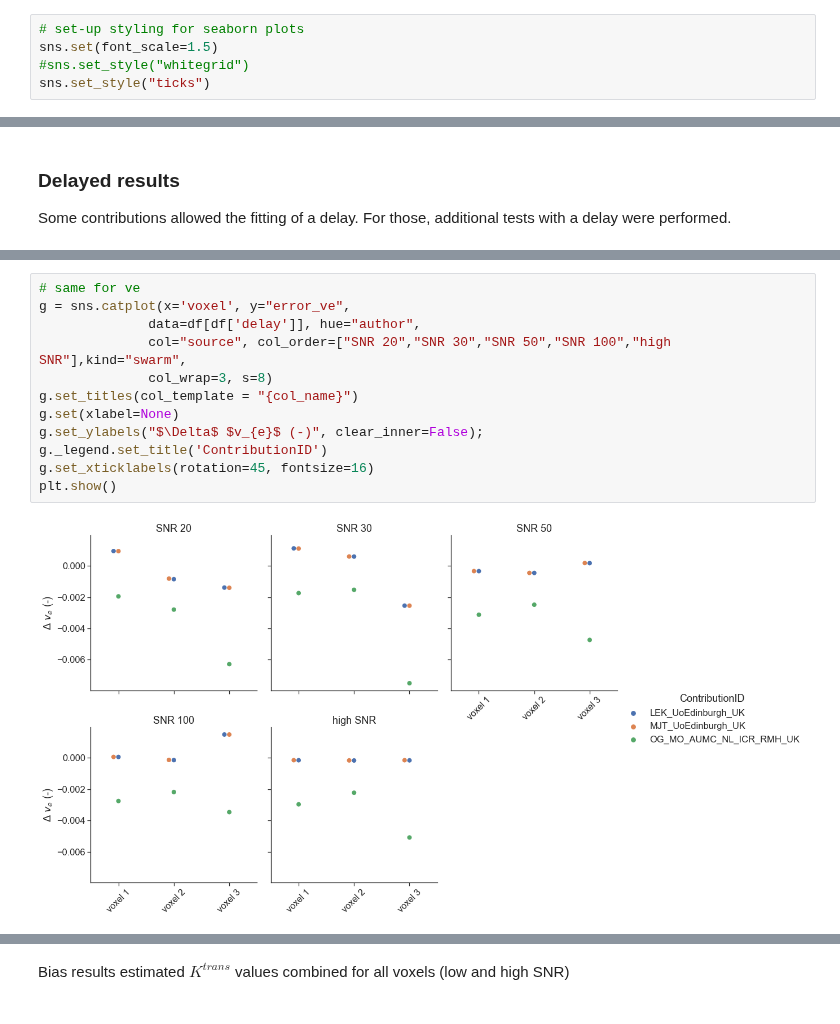
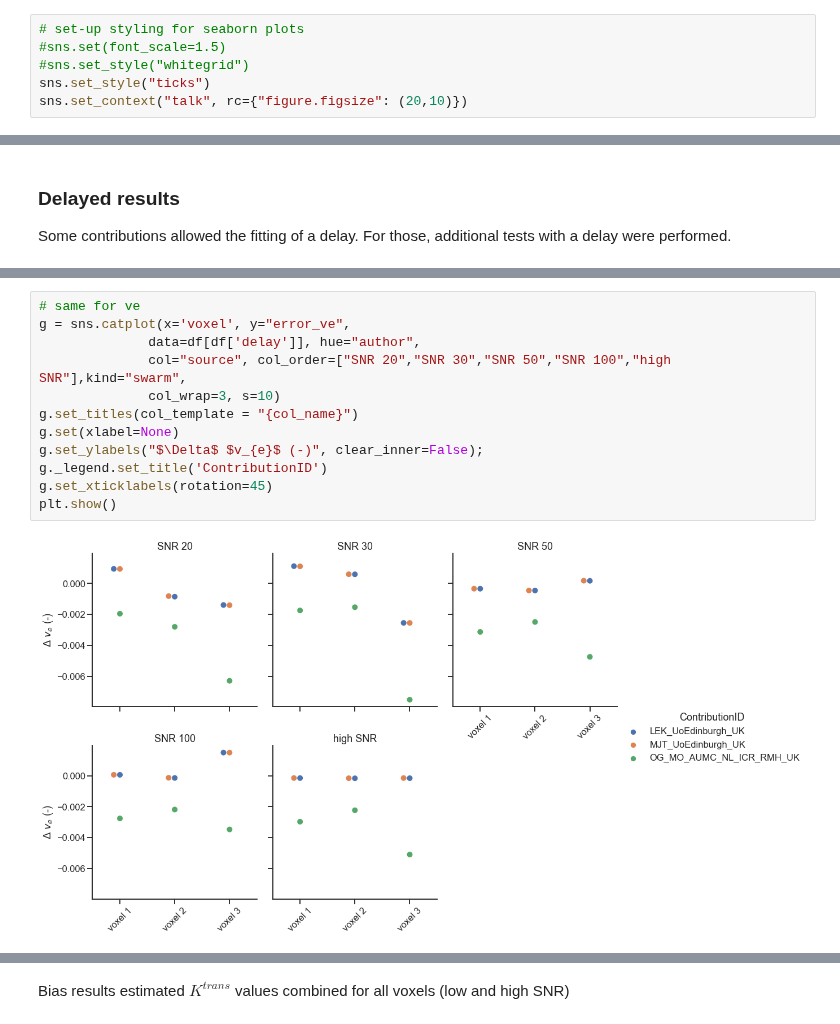
Before and after one commit to OSIPI/DCE-DSC-MRI_CodeCollection, a Jupyter notebook: notebooks/ExtendedToftsModel.ipynb, the cells around one changed output, grey strips where cells are left out. Saved outputs shown, nothing was run; the diff lists cells and outputs as text.

```diff
--- a/notebooks/ExtendedToftsModel.ipynb
+++ b/notebooks/ExtendedToftsModel.ipynb
@@ -147,9 +147,10 @@ df.head(n=3)[['voxel','Ktrans_ref','ve_ref', 'vp_ref']]
 | 2 | voxel 3 | 0.050843 | 0.207023 | 0.004991 |
 # %%
 # set-up styling for seaborn plots
-sns.set(font_scale=1.5)
+#sns.set(font_scale=1.5)
 #sns.set_style("whitegrid")
 sns.set_style("ticks")
+sns.set_context("talk", rc={"figure.figsize": (20,10)})
 # %%
 # instead of a regular bland-altman plot we opted for a catplot + swarm for these results. In this way we can appreciate the results of the different contributions per test case better.
 # the downside is that the values of the test cases are not obvious. This might be something to improve upon at a later stage
@@ -260,17 +261,17 @@ plt.show()
 # %%
 # same for ve
 g = sns.catplot(x='voxel', y="error_ve",
               data=df[df['delay']], hue="author",
               col="source", col_order=["SNR 20","SNR 30","SNR 50","SNR 100","high SNR"],kind="swarm",
-              col_wrap=3, s=8)
+              col_wrap=3, s=10)
 g.set_titles(col_template = "{col_name}")
 g.set(xlabel=None)
 g.set_ylabels("$\Delta$ $v_{e}$ (-)", clear_inner=False);
 g._legend.set_title('ContributionID')
-g.set_xticklabels(rotation=45, fontsize=16)
+g.set_xticklabels(rotation=45)
 plt.show()
 # %% [output]
-[figure, old version]
+[figure, new version]
 # %%
 # same for vp
 g = sns.catplot(x='voxel', y="error_vp",
```
Also changed, not shown: parts of 5 cells of this notebook.
